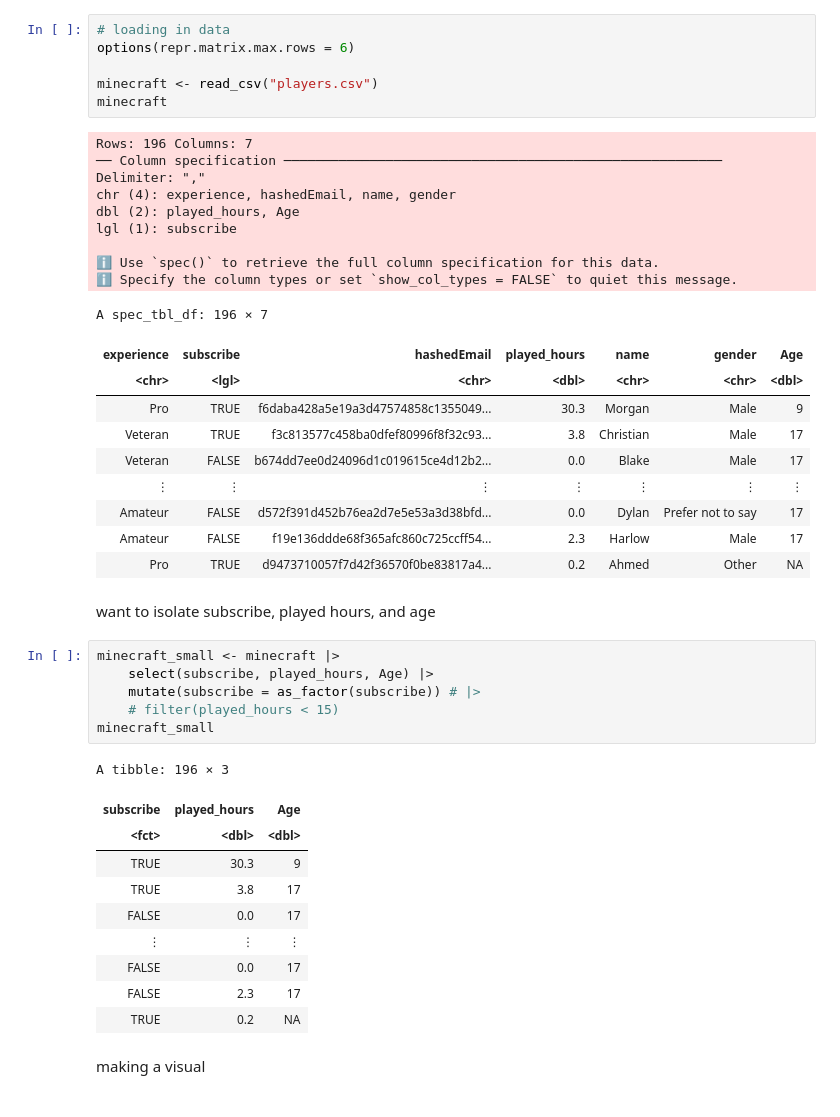
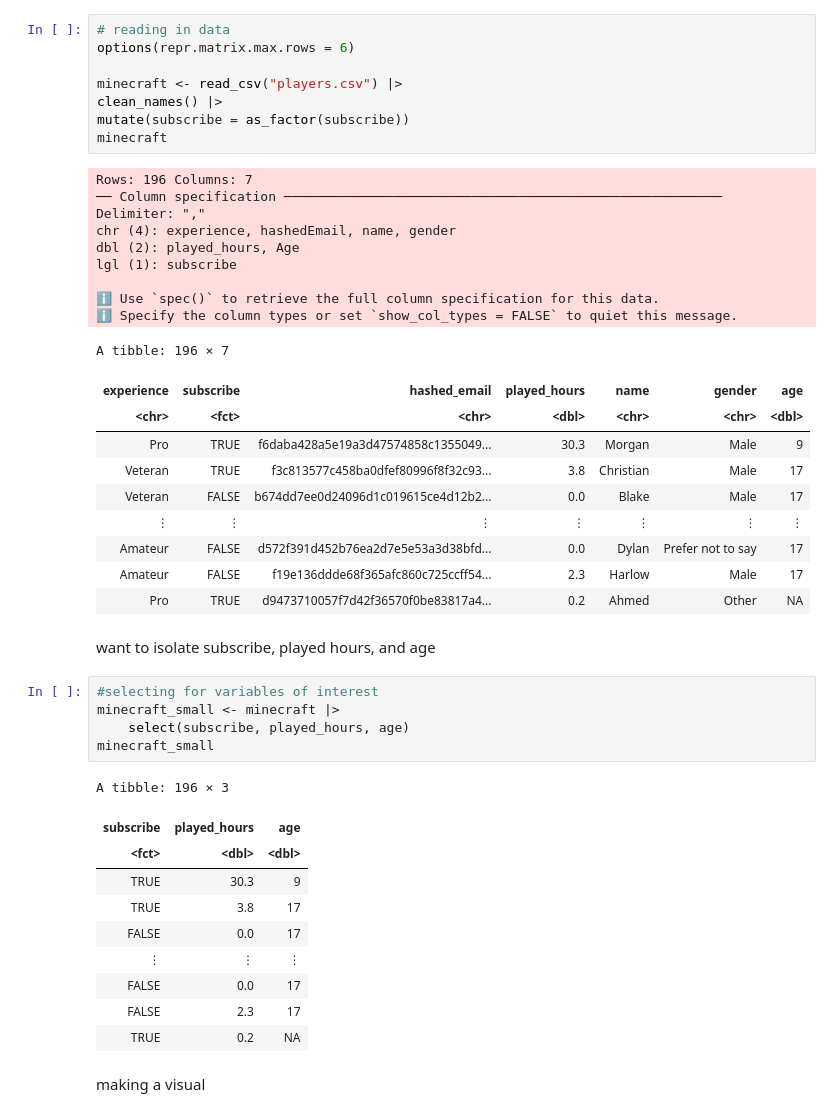
Before and after one commit to ashfilonova/dsci_project, a Jupyter notebook: dsci_project.ipynb, the cells around one changed output. Drawn from its saved outputs; the diff is of its cells as text.

```diff
--- a/dsci_project.ipynb
+++ b/dsci_project.ipynb
@@ -25,22 +48,24 @@ library(themis)
 # %%
-# loading in data
+# reading in data
 options(repr.matrix.max.rows = 6)
 
-minecraft <- read_csv("players.csv")
+minecraft <- read_csv("players.csv") |>
+clean_names() |>
+mutate(subscribe = as_factor(subscribe))
 minecraft
 # %% [output]
 Rows: 196 Columns: 7
 ── Column specification ────────────────────────────────────────────────────────
 Delimiter: ","
 chr (4): experience, hashedEmail, name, gender
 dbl (2): played_hours, Age
 lgl (1): subscribe
 
 ℹ Use `spec()` to retrieve the full column specification for this data.
 ℹ Specify the column types or set `show_col_types = FALSE` to quiet this message.
-A spec_tbl_df: 196 × 7
+A tibble: 196 × 7
-| experience | subscribe | hashedEmail | played_hours | name | gender | Age |
-| <chr> | <lgl> | <chr> | <dbl> | <chr> | <chr> | <dbl> |
+| experience | subscribe | hashed_email | played_hours | name | gender | age |
+| <chr> | <fct> | <chr> | <dbl> | <chr> | <chr> | <dbl> |
 | Pro | TRUE | f6daba428a5e19a3d47574858c1355049... | 30.3 | Morgan | Male | 9 |
 | Veteran | TRUE | f3c813577c458ba0dfef80996f8f32c93... | 3.8 | Christian | Male | 17 |
 | Veteran | FALSE | b674dd7ee0d24096d1c019615ce4d12b2... | 0.0 | Blake | Male | 17 |
@@ -51,14 +76,13 @@ A spec_tbl_df: 196 × 7
 # %% [markdown]
 want to isolate subscribe, played hours, and age
 # %%
+#selecting for variables of interest
 minecraft_small <- minecraft |>
-    select(subscribe, played_hours, Age) |>
-    mutate(subscribe = as_factor(subscribe)) # |>
-    # filter(played_hours < 15)
+    select(subscribe, played_hours, age)
 minecraft_small
 # %% [output]
 A tibble: 196 × 3
-| subscribe | played_hours | Age |
+| subscribe | played_hours | age |
 | <fct> | <dbl> | <dbl> |
 | TRUE | 30.3 | 9 |
 | TRUE | 3.8 | 17 |
```
Also changed, not shown: parts of 25 cells of this notebook.
